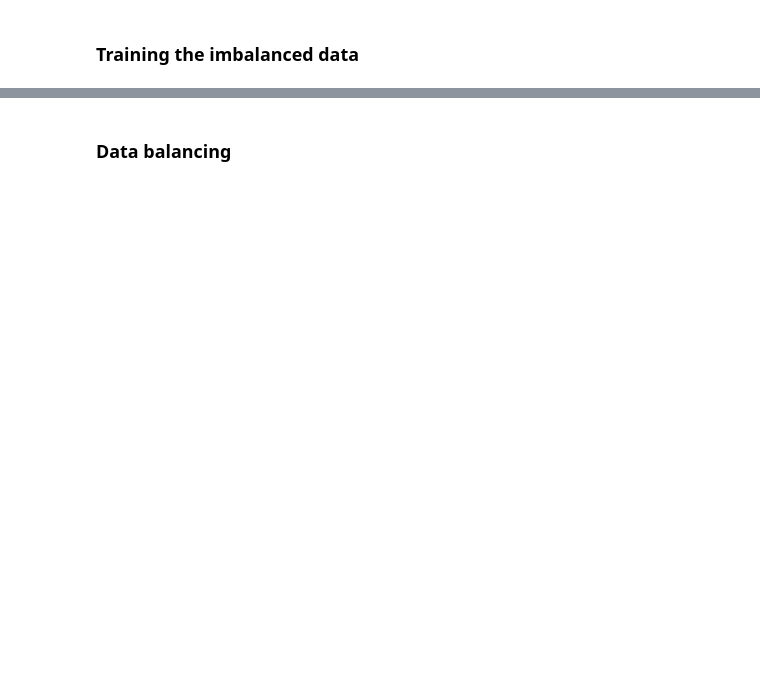
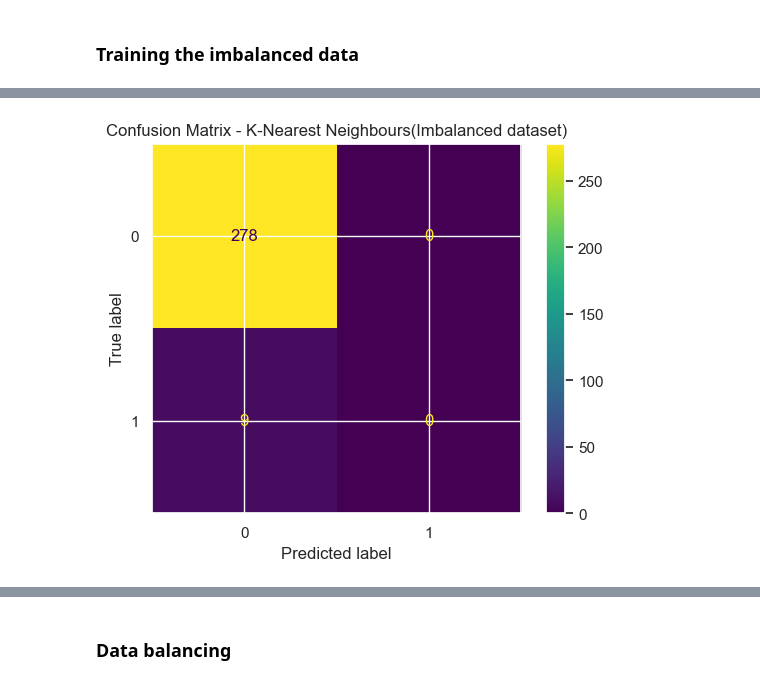
Before and after one commit to FavourAkumute/UTI-detection, a Jupyter notebook: UTI_detection.ipynb, the cells around one changed output, grey strips where cells are left out. Drawn from its saved outputs; the diff is of its cells as text; code cells hidden in the pictures; blank space fills up the shorter version.

```diff
--- a/UTI_detection.ipynb
+++ b/UTI_detection.ipynb
@@ -222,7 +215,7 @@ dtype: int64
 # %% [markdown]
 ### Data splitting
 # %%
-x_train,x_test,y_train,y_test = train_test_split(x,y,test_size = 0.3, random_state = 40)
+x_train,x_test,y_train,y_test = train_test_split(x,y,test_size = 0.2, random_state = 40)
 print(len(x_train))
 print(len(x_test))
 # %% [output]
@@ -243,15 +236,19 @@ class TrainImbModels:
         self.model.fit(self.x_train,self.y_train)
         self.predictions = self.model.predict(x_test)
         return print(classification_report(self.y_test,self.predictions))
-    def plot_roc(self,title):
-        self.title = title
-        plt.title(self.title)
+    def plot_roc(self,model_name):
         plt.plot(roc_curve(self.y_test,self.predictions))
         plt.xlabel('False Positive Rate')
         plt.ylabel('True Positive Rate')
         plt.title(f'Receiver Operating Characteristic - {model_name}')
+    def plot_cm(self,model_name): #function for plotting confusiom matrix
+        cm = confusion_matrix(self.y_test,self.predictions)
+        disp = ConfusionMatrixDisplay(confusion_matrix=cm, display_labels=[0,1])
+        disp.plot()
+        plt.title(f'Confusion Matrix - {model_name}')
+        plt.show()
 # %%
-k_nn = TrainImbModels(KNeighborsClassifier(),RandomForestClassifier,x_train, y_train, x_test, y_test)
+k_nn = TrainImbModels(KNeighborsClassifier(),x_train, y_train, x_test, y_test) #KNN
 k_nn.imb_model()
 # %% [output]
               precision    recall  f1-score   support
@@ -264,0 +274,4 @@ weighted avg       0.92      0.96      0.94       431
+# %%
+k_nn.plot_cm("K-Nearest Neighbours(Imbalanced dataset)")
+# %% [output]
+[figure, added]
```
Also changed, not shown: parts of 75 cells of this notebook.
